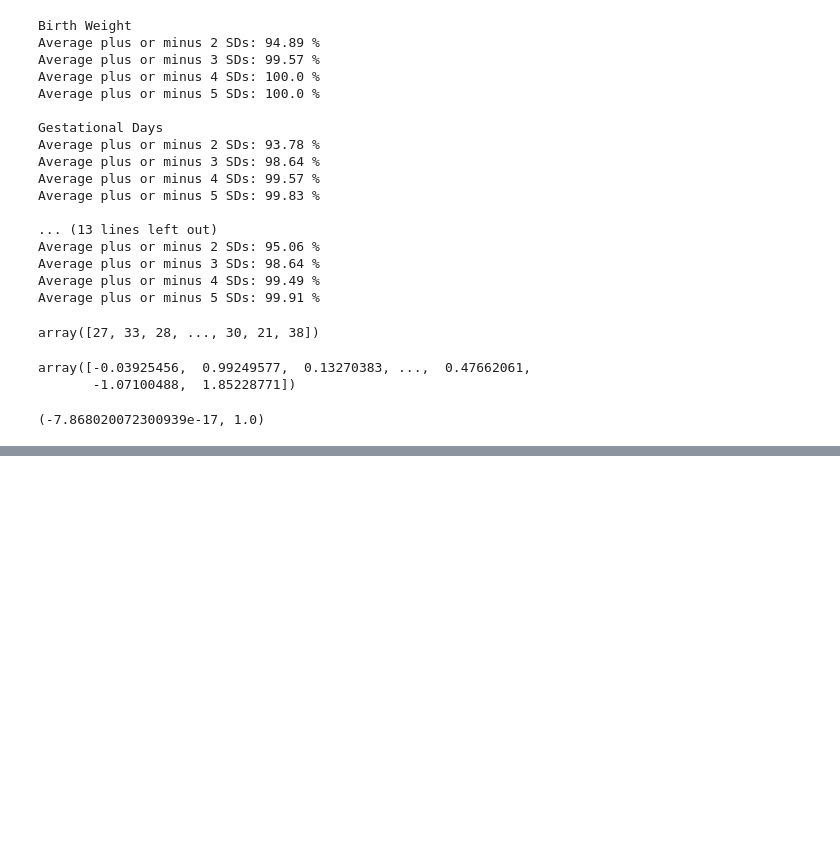
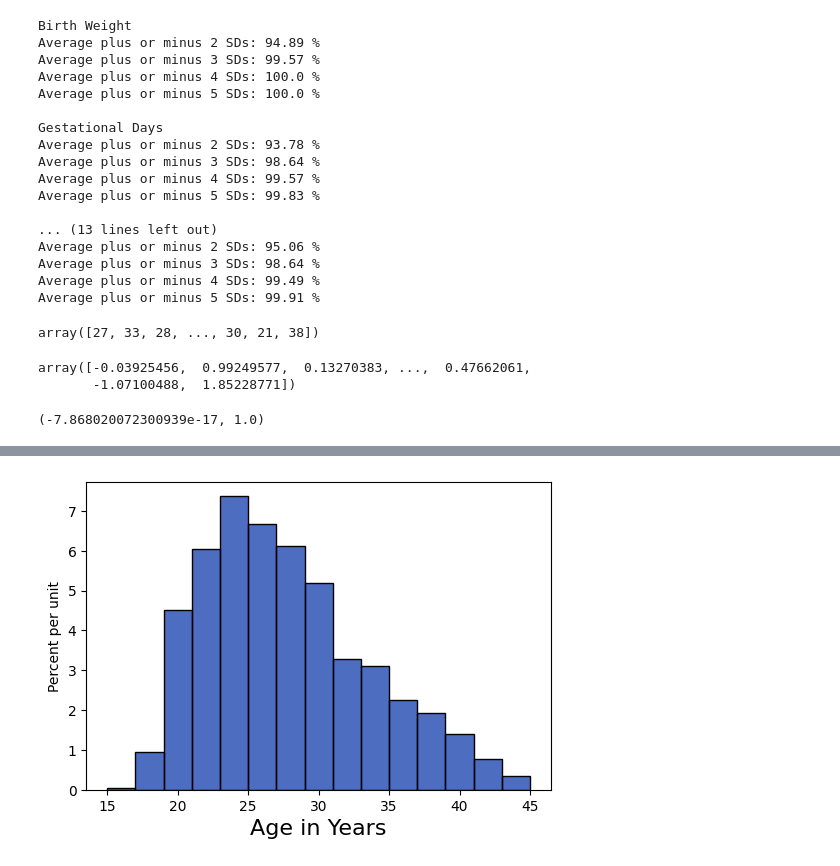
Before and after one commit to lochnes-007/Data8, a Jupyter notebook: 25-CentreAndSpread.ipynb, the cells around one changed output, grey strips where cells are left out. Saved outputs shown, nothing was run; the diff lists cells and outputs as text; code cells hidden in the pictures; blank space fills up the shorter version.

```diff
--- a/25-CentreAndSpread.ipynb
+++ b/25-CentreAndSpread.ipynb
@@ -156,3 +156,9 @@ array([-0.03925456,  0.99249577,  0.13270383, ...,  0.47662061,
 np.mean(ages_sus), np.std(ages_sus)
 # %% [output]
 (-7.868020072300939e-17, 1.0)
+# %%
+both = Table().with_columns(
+    'Age in Years', ages,
+    'Age in Standard Units', ages_sus
+)
+both
@@ -158,0 +178,4 @@ np.mean(ages_sus), np.std(ages_sus)
+# %%
+both.hist('Age in Years', bins = np.arange(15, 46, 2))
+# %% [output]
+[figure, added]
```
Also changed, not shown: parts of 2 cells of this notebook.
